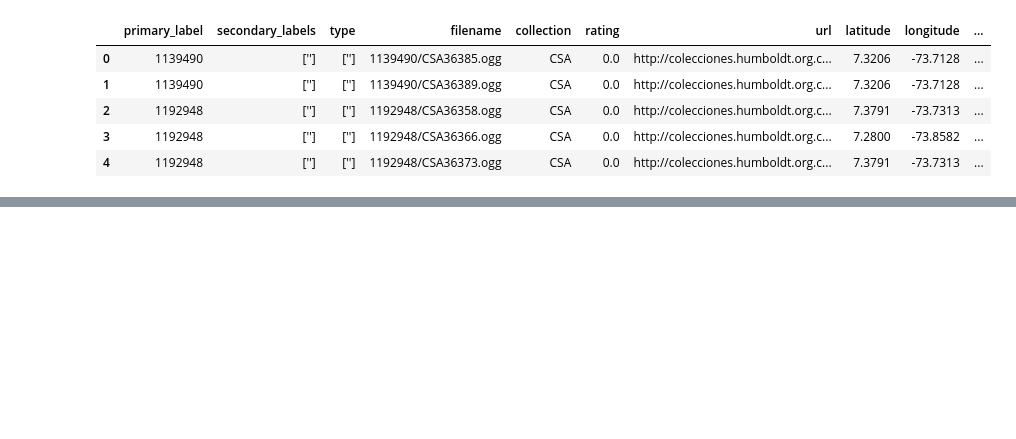
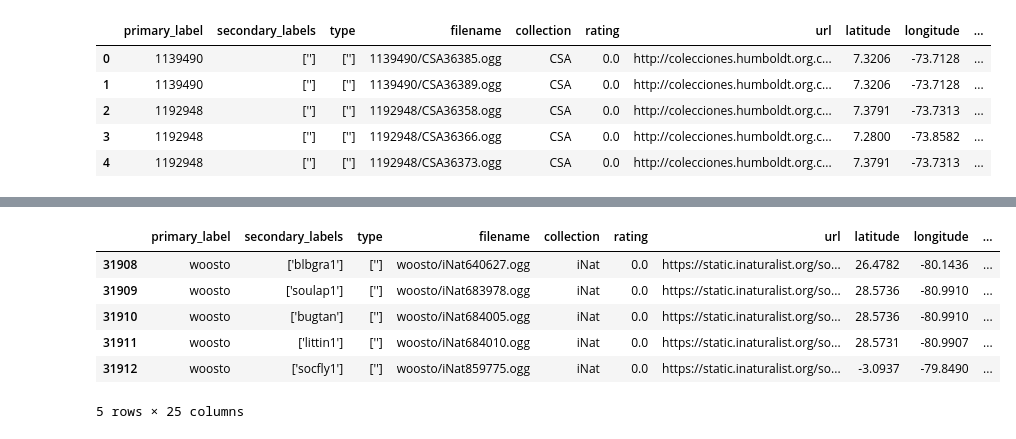
Before and after one commit to junya737/birdclef-2025, a Jupyter notebook: scripts/eda_2.ipynb, the cells around one changed output, grey strips where cells are left out. Drawn from its saved outputs; the diff is of its cells as text; code cells hidden in the pictures; blank space fills up the shorter version.

Commit message:
Check mixuped audio

```diff
--- a/scripts/eda_2.ipynb
+++ b/scripts/eda_2.ipynb
@@ -396,0 +373,11 @@ inverse_melspec(mel_spec, cfg)
+# %%
+working_df = pd.read_csv("../data/processed/mel_mixup/train.csv")
+working_df[working_df["primary_label"] == "woosto"].tail()
+# %% [output]
+|  | primary_label | secondary_labels | type | filename | collection | rating | url | latitude | longitude | ... |
+| 31908 | woosto | ['blbgra1'] | [''] | woosto/iNat640627.ogg | iNat | 0.0 | https://static.inaturalist.org/so... | 26.4782 | -80.1436 | ... |
+| 31909 | woosto | ['soulap1'] | [''] | woosto/iNat683978.ogg | iNat | 0.0 | https://static.inaturalist.org/so... | 28.5736 | -80.9910 | ... |
+| 31910 | woosto | ['bugtan'] | [''] | woosto/iNat684005.ogg | iNat | 0.0 | https://static.inaturalist.org/so... | 28.5736 | -80.9910 | ... |
+| 31911 | woosto | ['littin1'] | [''] | woosto/iNat684010.ogg | iNat | 0.0 | https://static.inaturalist.org/so... | 28.5731 | -80.9907 | ... |
+| 31912 | woosto | ['socfly1'] | [''] | woosto/iNat859775.ogg | iNat | 0.0 | https://static.inaturalist.org/so... | -3.0937 | -79.8490 | ... |
+5 rows × 25 columns
```
Also changed, not shown: parts of 15 cells of this notebook.
